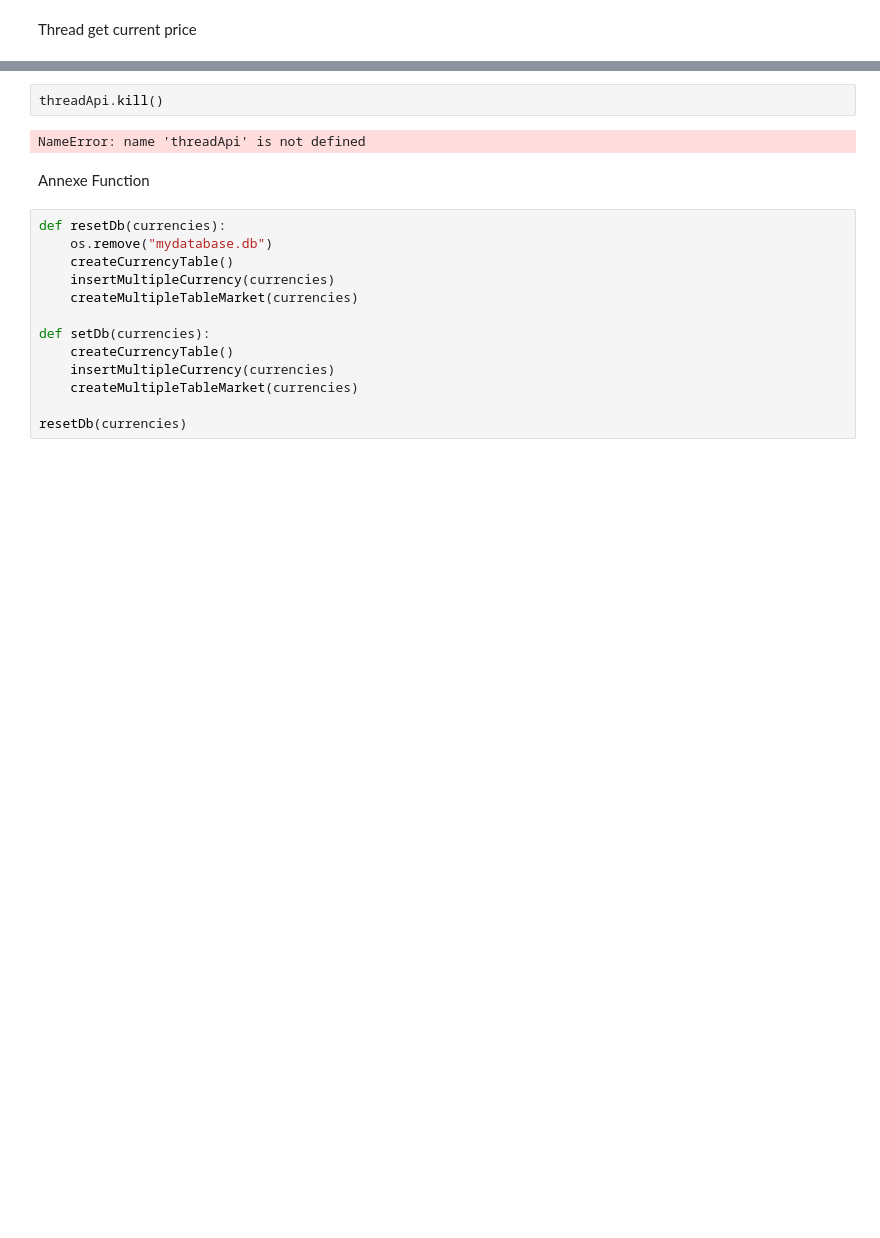
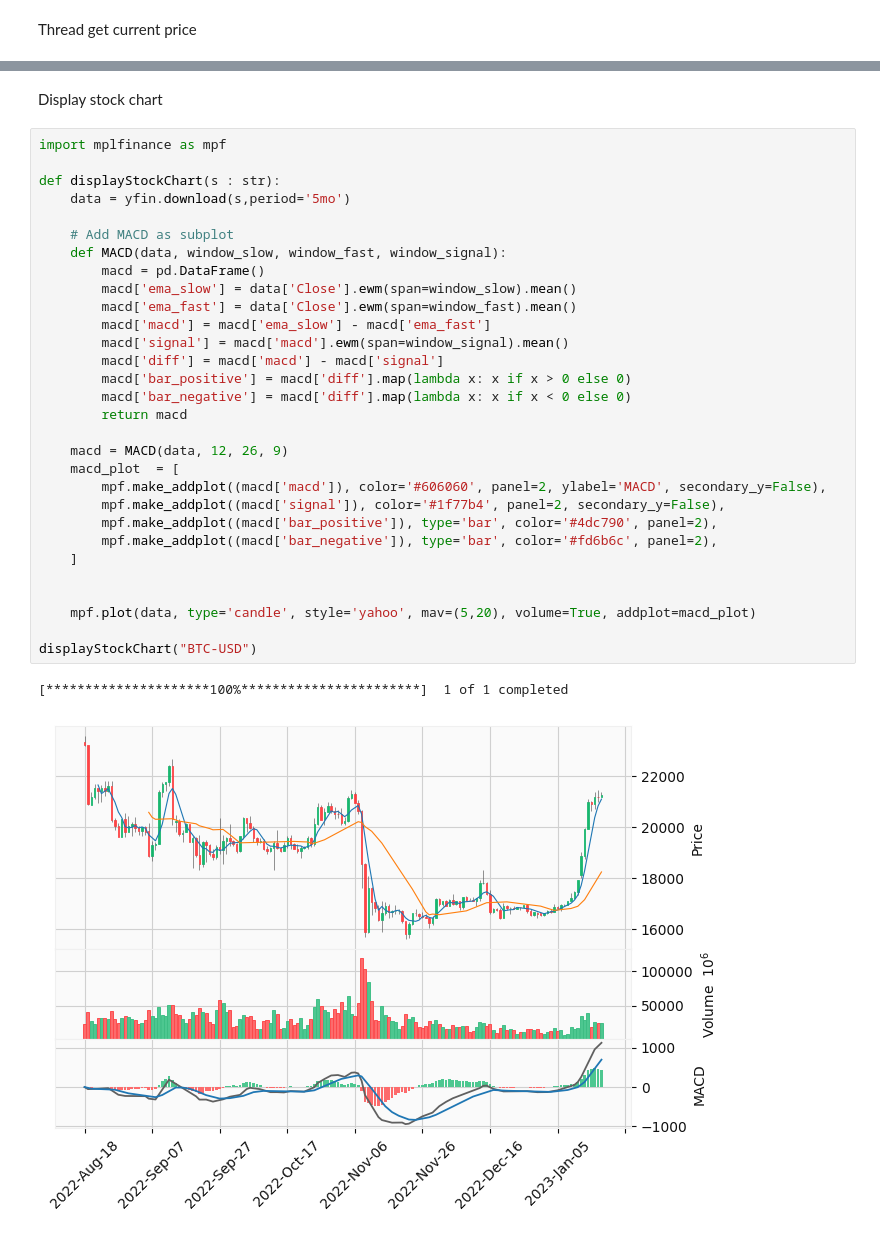
Before and after one commit to QuentinPerret/IAStockForeCaster, a Jupyter notebook: GetAPIData.ipynb, the cells around one changed output, grey strips where cells are left out. Saved outputs shown, nothing was run; the diff lists cells and outputs as text; blank space fills up the shorter version.

Commit message:
display function ready

```diff
--- a/GetAPIData.ipynb
+++ b/GetAPIData.ipynb
@@ -185,19 +193,35 @@ Value 10 : TTE.PA , 59.38
-# %%
-threadApi.kill()
-# %% [output]
-NameError: name 'threadApi' is not defined
-# %% [markdown]
-Annexe Function
-# %%
-def resetDb(currencies):
-    os.remove("mydatabase.db")
-    createCurrencyTable()
-    insertMultipleCurrency(currencies)
-    createMultipleTableMarket(currencies)
-
-def setDb(currencies):
-    createCurrencyTable()
-    insertMultipleCurrency(currencies)
-    createMultipleTableMarket(currencies)
-
-resetDb(currencies)
+# %% [markdown]
+Display stock chart
+# %%
+import mplfinance as mpf
+
+def displayStockChart(s : str):
+    data = yfin.download(s,period='5mo')
+
+    # Add MACD as subplot
+    def MACD(data, window_slow, window_fast, window_signal):
+        macd = pd.DataFrame()
+        macd['ema_slow'] = data['Close'].ewm(span=window_slow).mean()
+        macd['ema_fast'] = data['Close'].ewm(span=window_fast).mean()
+        macd['macd'] = macd['ema_slow'] - macd['ema_fast']
+        macd['signal'] = macd['macd'].ewm(span=window_signal).mean()
+        macd['diff'] = macd['macd'] - macd['signal']
+        macd['bar_positive'] = macd['diff'].map(lambda x: x if x > 0 else 0)
+        macd['bar_negative'] = macd['diff'].map(lambda x: x if x < 0 else 0)
+        return macd
+
+    macd = MACD(data, 12, 26, 9)
+    macd_plot  = [
+        mpf.make_addplot((macd['macd']), color='#606060', panel=2, ylabel='MACD', secondary_y=False),
+        mpf.make_addplot((macd['signal']), color='#1f77b4', panel=2, secondary_y=False),
+        mpf.make_addplot((macd['bar_positive']), type='bar', color='#4dc790', panel=2),
+        mpf.make_addplot((macd['bar_negative']), type='bar', color='#fd6b6c', panel=2),
+    ]
+
+
+    mpf.plot(data, type='candle', style='yahoo', mav=(5,20), volume=True, addplot=macd_plot)
+
+displayStockChart("BTC-USD")
+# %% [output]
+[*********************100%***********************]  1 of 1 completed
+[figure, added]
```
Also changed, not shown: parts of 9 cells of this notebook, 1 other file.
